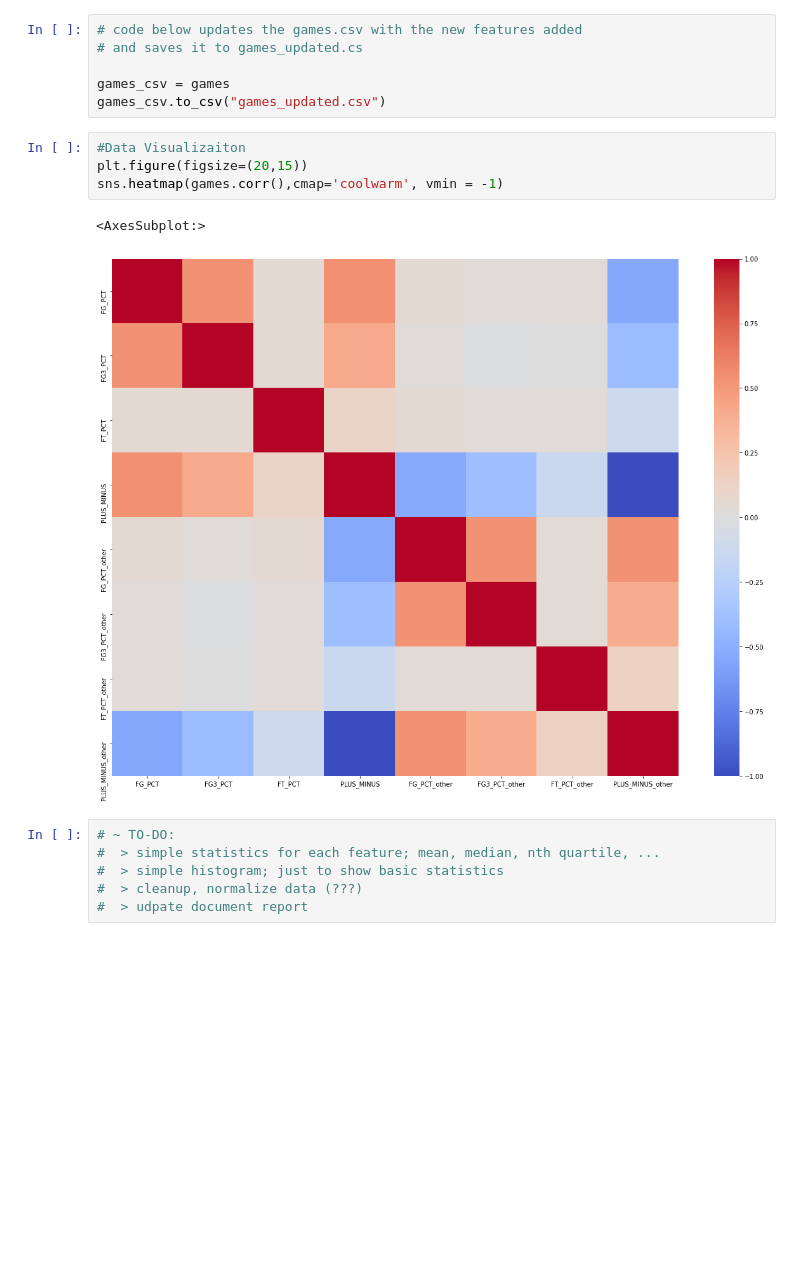
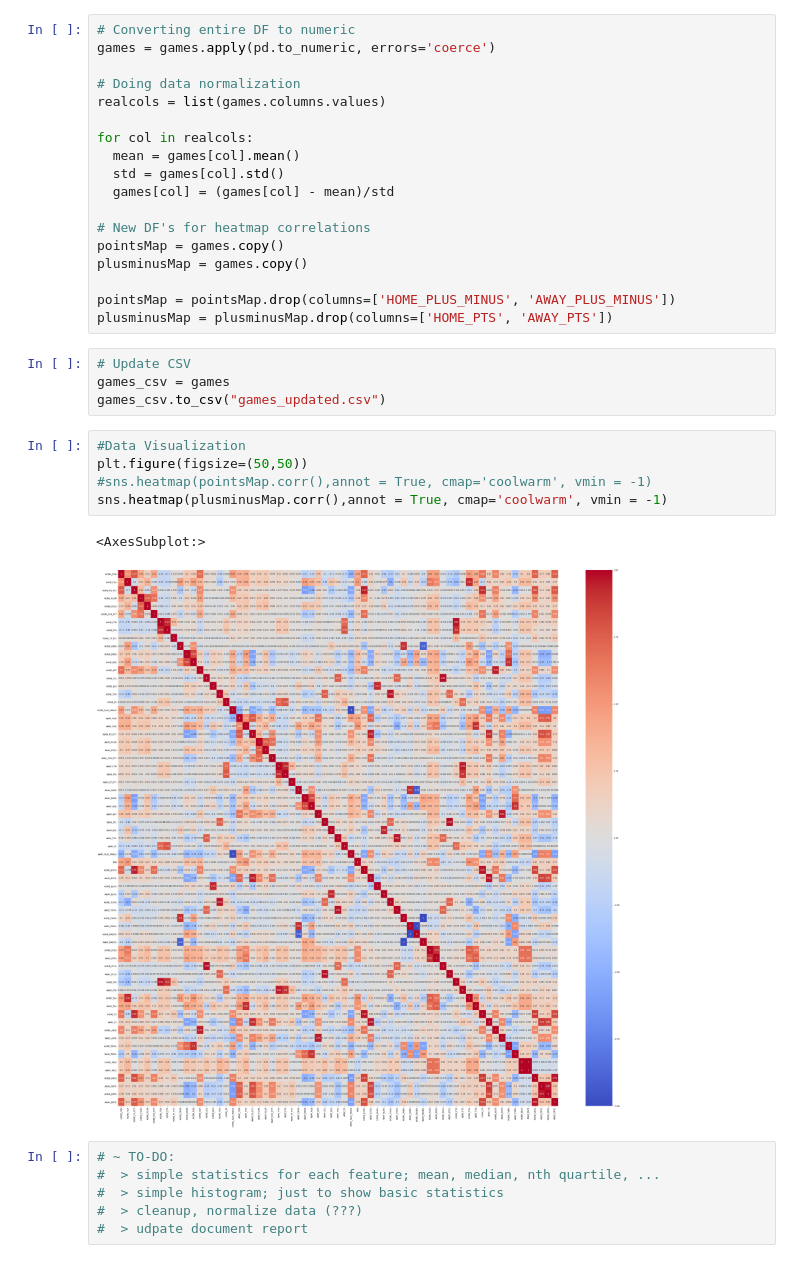
Before and after one commit to jtj60/Predicting-the-Scoring-Margin-of-NBA-Games-Using-Machine-Learning, a Jupyter notebook: code/nba_scoring_margin_using_ML.ipynb, the cells around one changed output. Cells and saved outputs as stored; diff of their text form; blank space fills up the shorter version.

```diff
--- a/code/nba_scoring_margin_using_ML.ipynb
+++ b/code/nba_scoring_margin_using_ML.ipynb
@@ -190,16 +195,33 @@ Index(['SEASON_ID', 'TEAM_ID', 'TEAM_ABBREVIATION', 'TEAM_NAME', 'GAME_ID',
+# %%
+# Converting entire DF to numeric
+games = games.apply(pd.to_numeric, errors='coerce')
+
+# Doing data normalization
+realcols = list(games.columns.values)
+
+for col in realcols:
+  mean = games[col].mean()
+  std = games[col].std()
+  games[col] = (games[col] - mean)/std
+
+# New DF's for heatmap correlations
+pointsMap = games.copy()
+plusminusMap = games.copy()
+
+pointsMap = pointsMap.drop(columns=['HOME_PLUS_MINUS', 'AWAY_PLUS_MINUS'])
+plusminusMap = plusminusMap.drop(columns=['HOME_PTS', 'AWAY_PTS'])
 # %%
-# code below updates the games.csv with the new features added
-# and saves it to games_updated.cs
-
+# Update CSV
 games_csv = games
 games_csv.to_csv("games_updated.csv")
 # %%
-#Data Visualizaiton
-plt.figure(figsize=(20,15))
-sns.heatmap(games.corr(),cmap='coolwarm', vmin = -1)
+#Data Visualization
+plt.figure(figsize=(50,50))
+#sns.heatmap(pointsMap.corr(),annot = True, cmap='coolwarm', vmin = -1)
+sns.heatmap(plusminusMap.corr(),annot = True, cmap='coolwarm', vmin = -1)
 # %% [output]
 <AxesSubplot:>
-[figure, old version]
+[figure, new version]
 # %%
 # ~ TO-DO:
 #  > simple statistics for each feature; mean, median, nth quartile, ...
```
Also changed, not shown: parts of 4 cells of this notebook, 1 other file.
